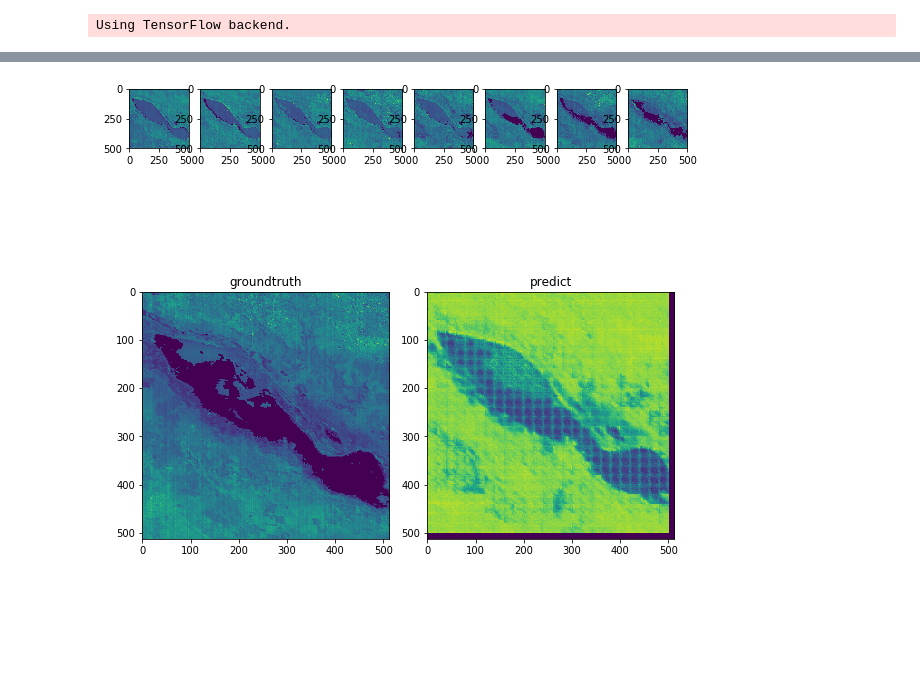
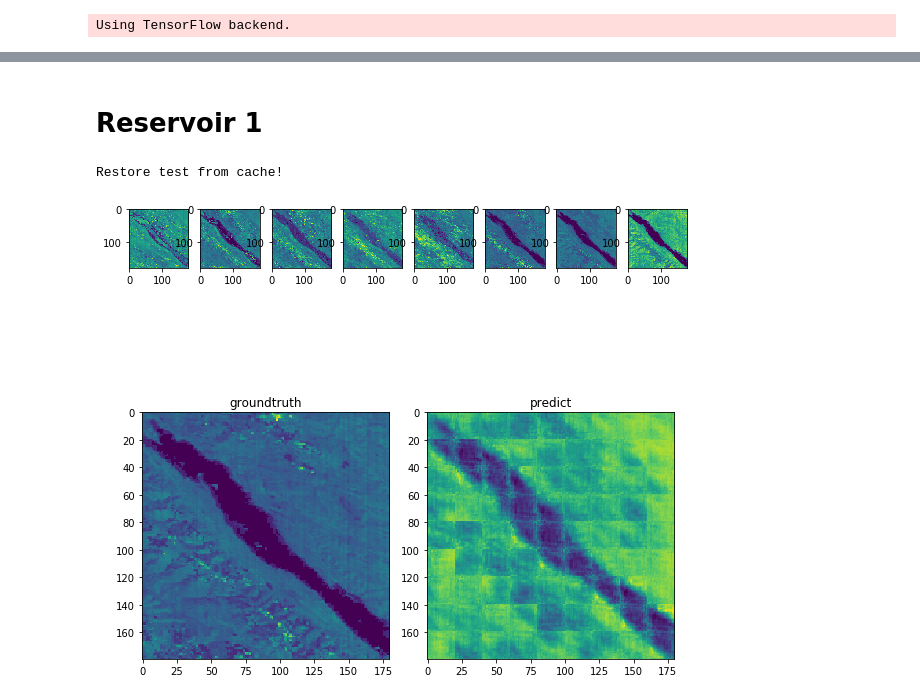
Before and after one commit to Hydroviet/Modis, a Jupyter notebook: Test_Augmentation.ipynb, the cells around one changed output, grey strips where cells are left out. Cells and saved outputs as stored; diff of their text form; code cells hidden in the pictures; blank space fills up the shorter version.

```diff
--- a/Test_Augmentation.ipynb
+++ b/Test_Augmentation.ipynb
@@ -101,9 +86,23 @@ predictAndVisualize_RandomCrop(which=22,
-# %%
-predictAndVisualize_RandomCrop(which=20,
-                               reservoir_index=0,
-                               test_data=test_data,
-                               test_target=test_target,
-                               model=model,
-                               crop_size=20)
-# %% [output]
-[figure, removed]
+# %% [markdown]
+# Reservoir 1
+# %%
+reservoir_index = 1
+test_data, test_target = get_data(data_type='test', reservoirIndex=reservoir_index, timeSteps=timeSteps)
+n = test_data.shape[0]
+scaler = MinMaxScaler()
+
+scaler.fit(test_data.reshape(test_data.shape[0]*\
+                          test_data.shape[1]*test_data.shape[2],
+                          test_data.shape[3]*test_data.shape[4]))
+test_data = scaleAsTrain(test_data, scaler)
+test_target = scaleAsTrain(test_target, scaler)
+
+predictAndVisualize_RandomCrop(which=np.random.randint(n),
+                               reservoir_index=reservoir_index,
+                               test_data=test_data,
+                               test_target=test_target,
+                               model=model,
+                               crop_size=20)
+# %% [output]
+Restore test from cache!
+[figure, added]
```
Also changed, not shown: parts of 28 cells of this notebook, 2 other files.
